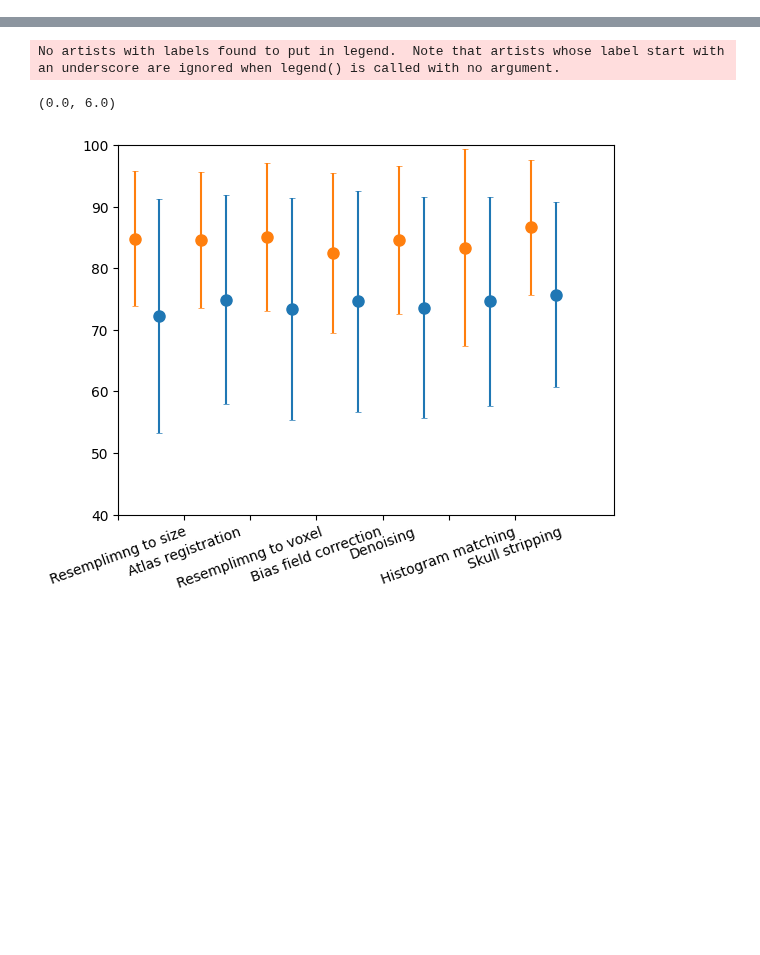
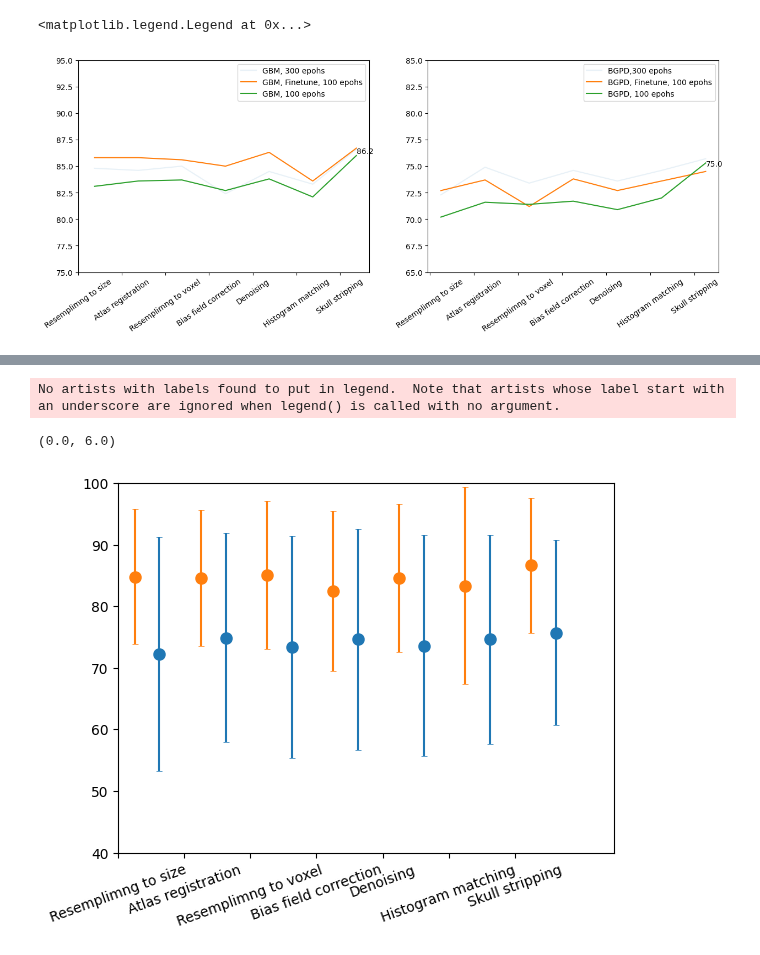
Before and after one commit to MedImAIR/brain-mri-processing-pipeline, a Jupyter notebook: figures/transfer_learning results.ipynb, the cells around one changed output, grey strips where cells are left out. Cells and saved outputs as stored; diff of their text form; code cells hidden in the pictures; blank space fills up the shorter version.

```diff
--- a/figures/transfer_learning results.ipynb
+++ b/figures/transfer_learning results.ipynb
@@ -73,0 +170,45 @@ fig.tight_layout()
+# %%
+fig, (ax1,ax2) = plt.subplots(1,2,figsize=(15,5))
+
+ax1.plot(x*2, gbm_300[1:], label = 'GBM, 300 epohs', alpha = 0.1)
+ax1.plot(x*2, np.array(gbm_100[1:]) + np.array(bgpd_to_gbm[1:])*100, label = 'GBM, Finetune, 100 epohs')
+ax1.plot(x*2, gbm_100[1:], label =  'GBM, 100 epohs')
+ax1.set_ylim(75,95)
+ax1.legend()
+
+
+#big datasets
+ax1.text(x[6]*2,86.2,86.2)
+ax2.text(x[6]*2,75.0,75.0)
+
+
+# caps
+# (_, caps, _) = ax1.errorbar(
+#     x*2, np.array(gbm_100[1:]) + np.array(bgpd_to_gbm[1:])*100, yerr=np.array(bgpd_to_gbm_std[1:])*100, fmt='o', markersize=4, capsize=2)
+# (_, caps, _) = ax1.errorbar(
+#     x*2 + 0.4, np.array(gbm_100[1:]), yerr=np.array(gbm_100_std[1:])*100, fmt='o', markersize=4, capsize=2)
+# (_, caps, _) = ax1.errorbar(
+#     x*2 + 0.7, np.array(gbm_300[1:]), yerr=np.array(gbm_300_std[1:])*100, fmt='o', markersize=4, capsize=2)
+
+
+# (_, caps, _) = ax2.errorbar(
+#     x*2, np.array(bgpd_100[1:]) + np.array(gbm_to_bgpd[1:])*100, yerr=np.array(gbm_to_bgpd_std[1:])*100, fmt='o', markersize=2, capsize=2)
+# (_, caps, _) = ax2.errorbar(
+#     x*2 + 0.4, np.array(bgpd_100[1:]), yerr=np.array(bgpd_100_std[1:])*100, fmt='o', markersize=4, capsize=2)
+# (_, caps, _) = ax2.errorbar(
+#     x*2 + 0.7, np.array(bgpd_300[1:]), yerr=np.array(bgpd_300_std[1:])*100, fmt='o', markersize=4, capsize=2)
+
+ax1.set_xticks(x*2 - 0.6, df.index[1:], rotation=35)
+ax2.set_xticks(x*2 - 0.4, df.index[1:], rotation=35)
+
+
+ax2.plot(x*2, bgpd_300[1:], label = 'BGPD,300 epohs', alpha = 0.1)
+ax2.plot(x*2, np.array(bgpd_100[1:]) + np.array(gbm_to_bgpd[1:])*100, label = 'BGPD, Finetune, 100 epohs')
+ax2.plot(x*2, bgpd_100[1:],label =  'BGPD, 100 epohs')
+ax2.set_ylim(65, 85)
+ax2.legend()
+
+# ax1.axis('tight')
+# %% [output]
+<matplotlib.legend.Legend at 0x...>
+[figure, added]
```
Also changed, not shown: parts of 3 cells of this notebook, 15 other files.
